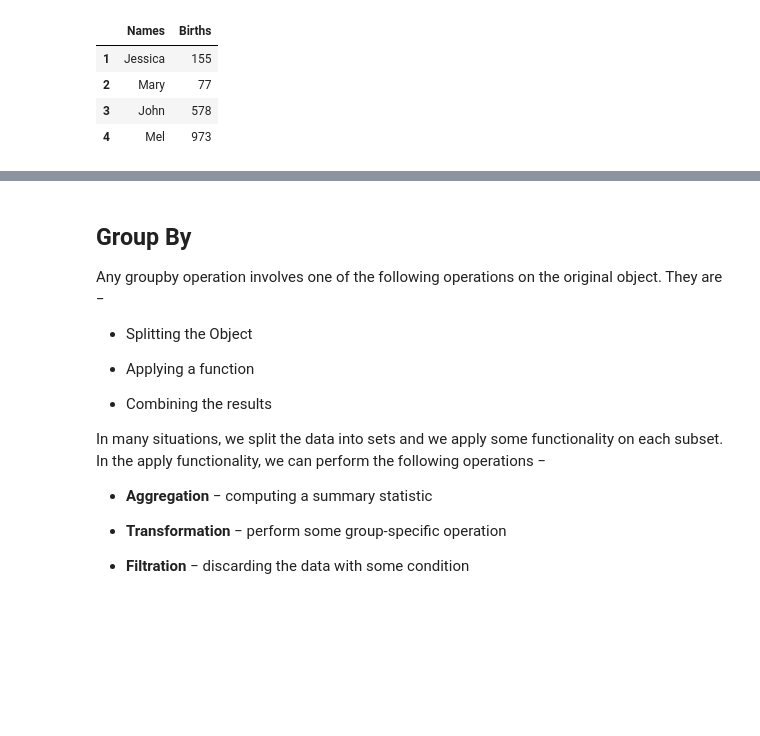
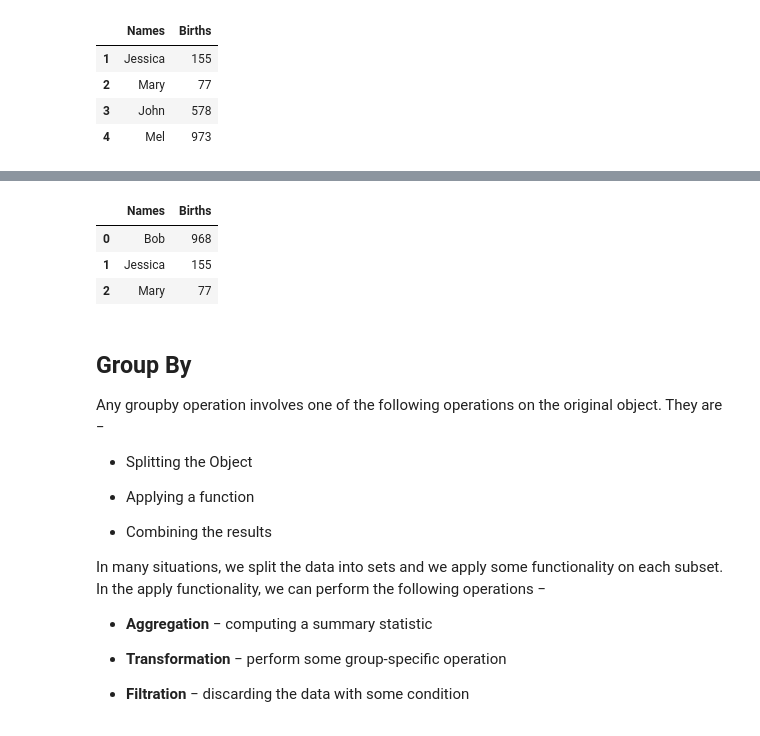
Before and after one commit to altruistcoder/python-for-data-science, a Jupyter notebook: Pandas/IntroToPandas.ipynb, the cells around one changed output, grey strips where cells are left out. Drawn from its saved outputs; the diff is of its cells as text; code cells hidden in the pictures; blank space fills up the shorter version.

```diff
--- a/Pandas/IntroToPandas.ipynb
+++ b/Pandas/IntroToPandas.ipynb
@@ -645,3 +618,10 @@ imdb_df.drop(imdb_df[has_poor_rating].index)
+# %%
+df.drop([3,4])
+# %% [output]
+|  | Names | Births |
+| 0 | Bob | 968 |
+| 1 | Jessica | 155 |
+| 2 | Mary | 77 |
 # %% [markdown]
 ## Group By
 
```
Also changed, not shown: parts of 52 cells of this notebook, 2 other files.
